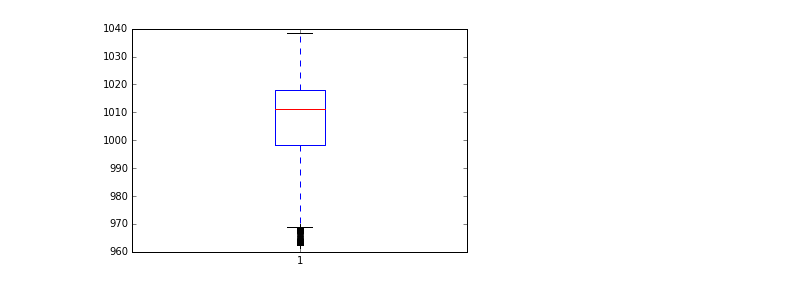
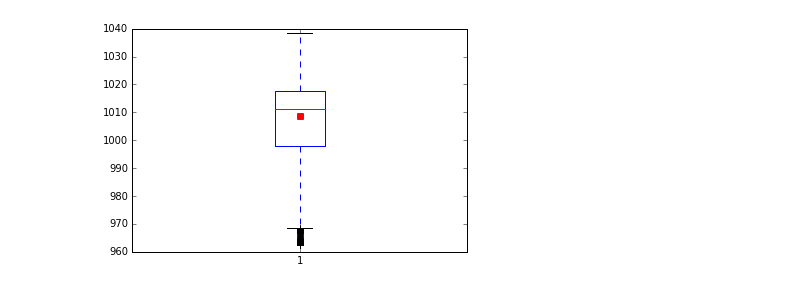
Before and after one commit to pmvester/dsx, a Jupyter notebook: influxdb.ipynb, the cells around one changed output. Cells and saved outputs as stored; diff of their text form; code cells hidden in the pictures.

```diff
--- a/influxdb.ipynb
+++ b/influxdb.ipynb
@@ -16,10 +16,10 @@ pdict = client.query("select * from pressure")['pressure']['pressure'].to_dict()
 spdict = collections.OrderedDict(sorted(pdict.items()))
 # %%
 pvalues = map(lambda x : x / 100.0, spdict.values())
-plt.boxplot(pvalues)
+plt.boxplot(pvalues, showmeans=True)
 plt.show()
 # %% [output]
-[figure, old version]
+[figure, new version]
 # %%
 plt.hist(pvalues)
 plt.show()
```
Also changed, not shown: parts of 4 cells of this notebook.
